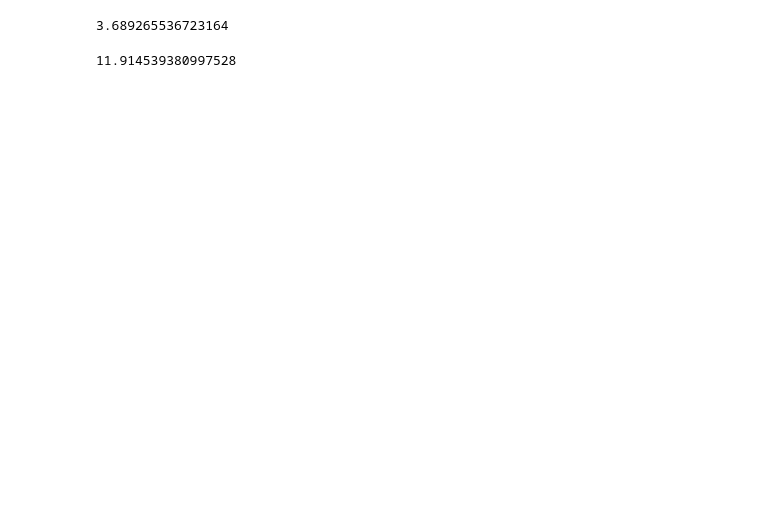
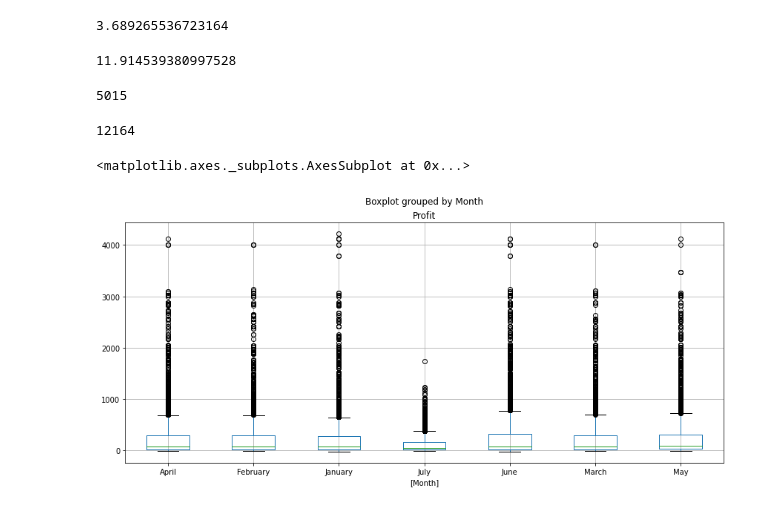
Before and after one commit to herr-hollis/Bike-store-sales---Data-Analysis, a Jupyter notebook: Bike_Store_Sales.ipynb, the cells around one changed output. Saved outputs shown, nothing was run; the diff lists cells and outputs as text; code cells hidden in the pictures; blank space fills up the shorter version.

```diff
--- a/Bike_Store_Sales.ipynb
+++ b/Bike_Store_Sales.ipynb
@@ -303,3 +303,22 @@ cond = sales['Revenue'] < 10_000
 sales.loc[cond, 'Order_Quantity'].mean()
 # %% [output]
 11.914539380997528
+# %%
+cond = (sales['Year'] == 2016) & (sales['Month'] == 'May')
+
+sales.loc[cond].shape[0]
+# %% [output]
+5015
+# %%
+cond = (sales['Year'] == 2016) & (sales['Month'].isin(['May', 'June', 'July']))
+
+sales.loc[cond].shape[0]
+# %% [output]
+12164
+# %%
+profit_2016 = sales.loc[sales['Year'] == 2016, ['Profit', 'Month']]
+
+profit_2016.boxplot(by='Month', figsize=(14,6))
+# %% [output]
+<matplotlib.axes._subplots.AxesSubplot at 0x...>
+[figure, added]
```
Also changed, not shown: parts of 1 cell of this notebook.
